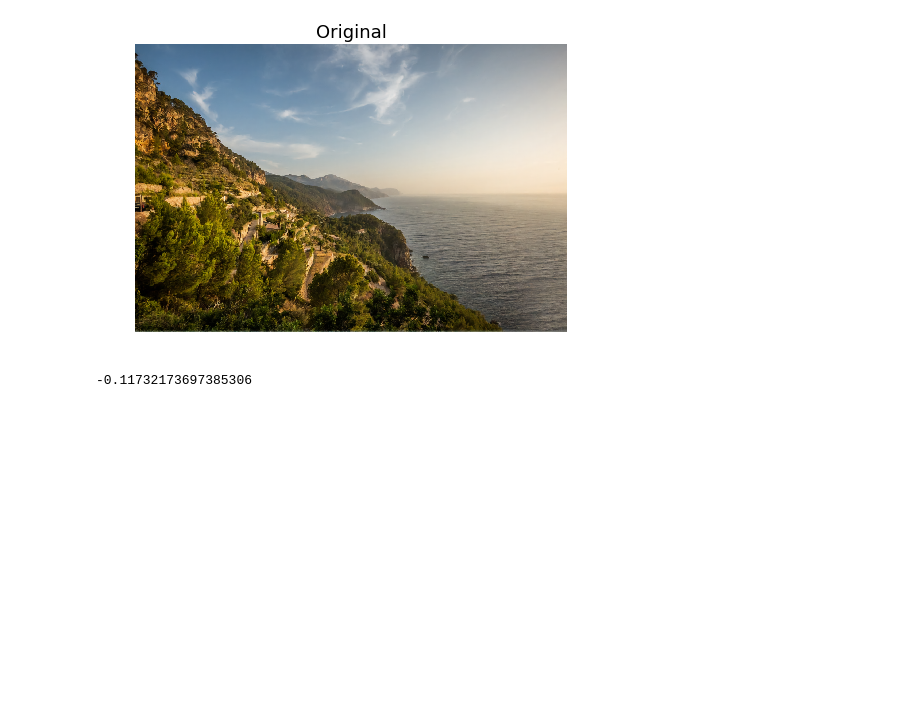
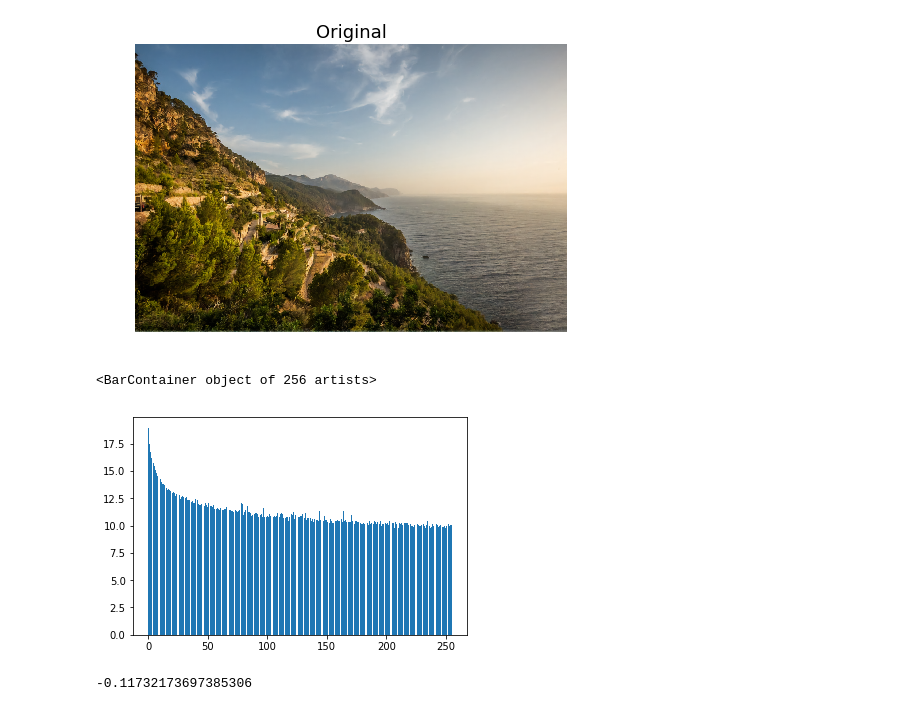
Before and after one commit to gergely-flamich/miracle-compression, a Jupyter notebook: code/clic/Compression.ipynb, the cells around one changed output. Drawn from its saved outputs; the diff is of its cells as text; code cells hidden in the pictures; blank space fills up the shorter version.

```diff
--- a/code/clic/Compression.ipynb
+++ b/code/clic/Compression.ipynb
@@ -713,13 +701,21 @@ plt.show()
 # %% [output]
 [figure]
 # %%
-prob_mass = np.load("../../probability_mass.npy")
+import numpy as np
+import matplotlib.pyplot as plt
+
+prob_mass = np.load("../../probability_mass_48_24.npy")
 
 total_mass = np.sum(prob_mass)
 
 log_prob_mass = np.log(prob_mass)
 
 log_total_mass = np.log(total_mass)
+# %%
+plt.bar(np.arange(len(prob_mass)), np.log(prob_mass))
+# %% [output]
+<BarContainer object of 256 artists>
+[figure, added]
 # %%
 log_prob_mass[0] - log_total_mass
 # %% [output]
```
Also changed, not shown: parts of 14 cells of this notebook, 9 other files.
